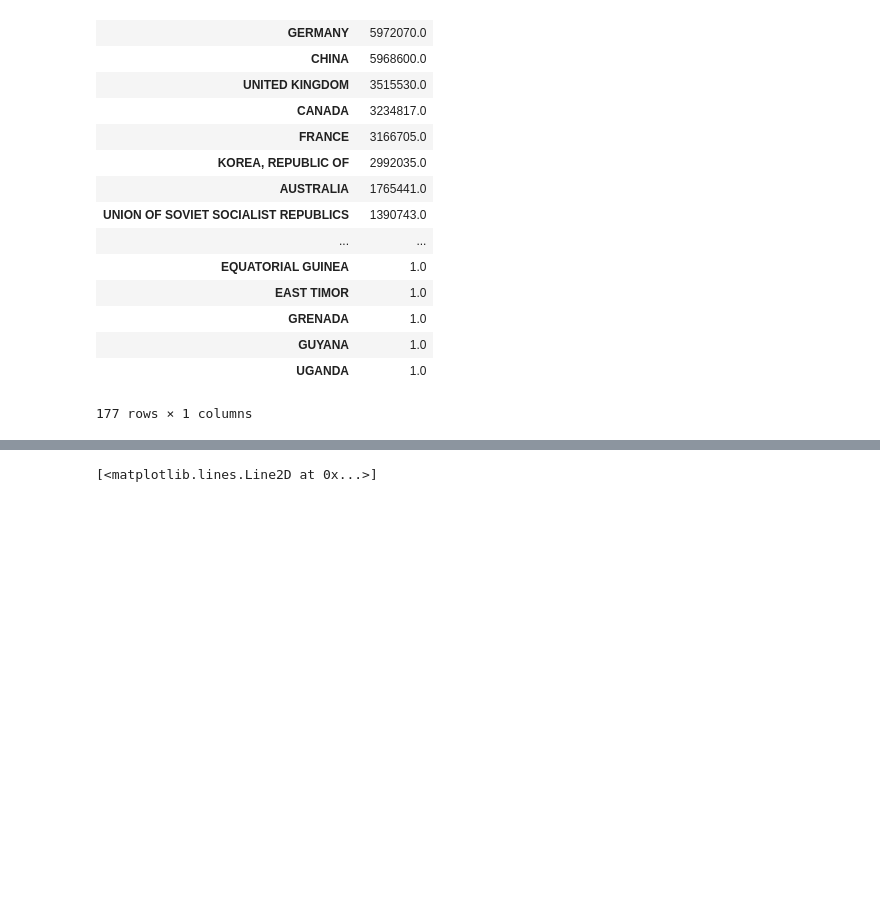
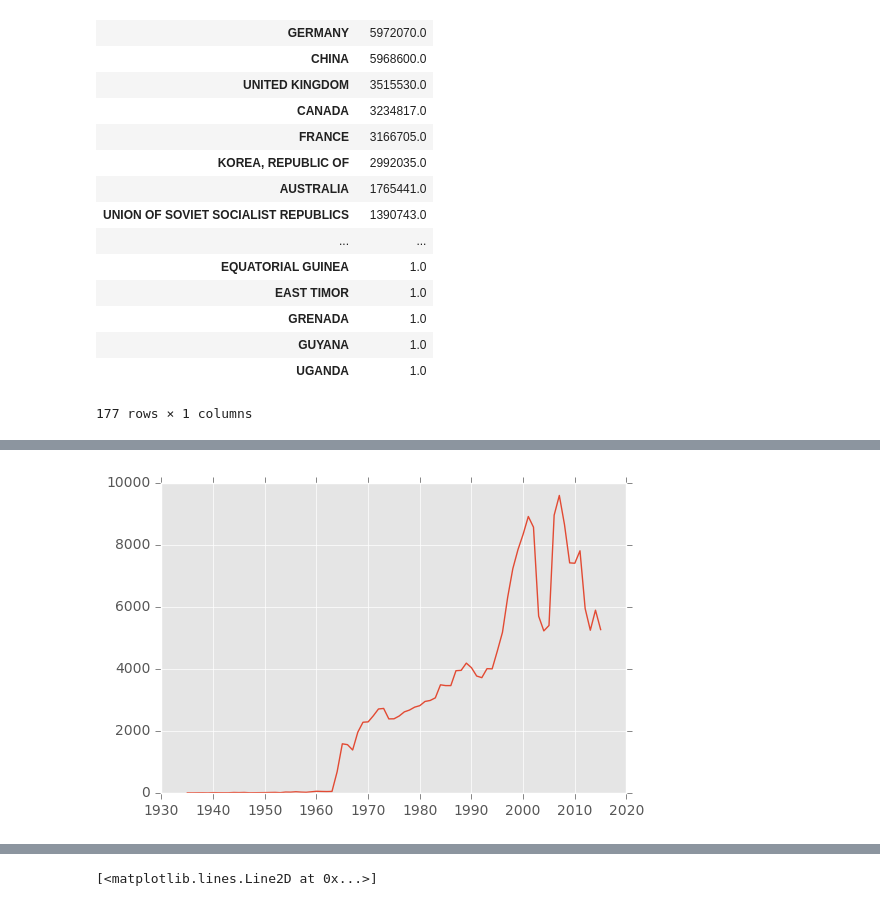
Before and after one commit to arnaudmiribel/ada_project, a Jupyter notebook: src/world_map.ipynb, the cells around one changed output, grey strips where cells are left out. Cells and saved outputs as stored; diff of their text form; code cells hidden in the pictures; blank space fills up the shorter version.

```diff
--- a/src/world_map.ipynb
+++ b/src/world_map.ipynb
@@ -82,0 +91,4 @@ plot_per_country("JAPAN")
+# %%
+plot_per_country("ISRAEL")
+# %% [output]
+[figure, added]
```
Also changed, not shown: parts of 6 cells of this notebook.
